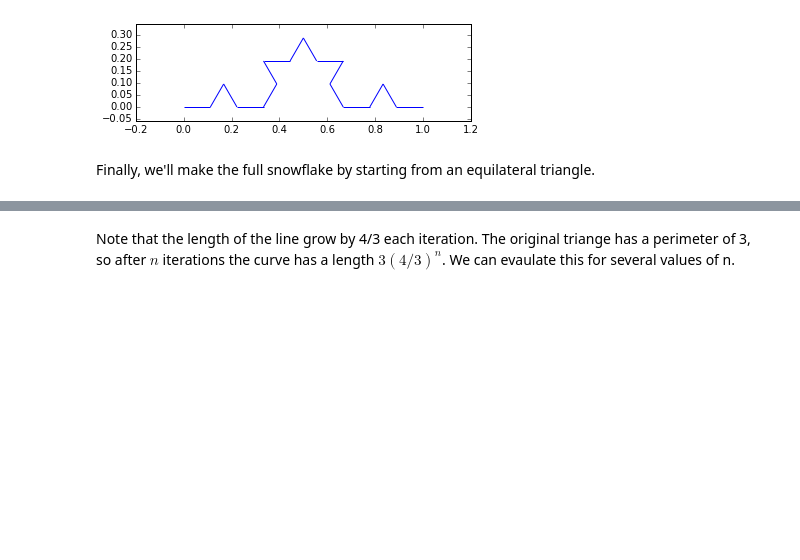
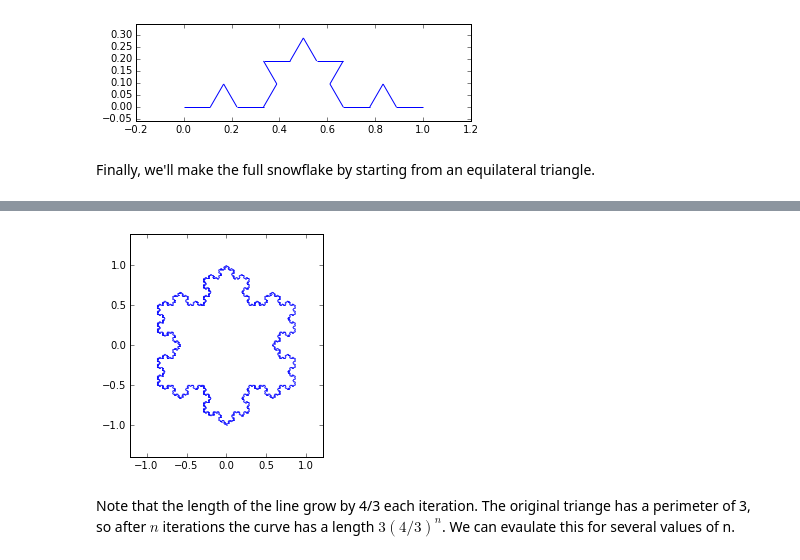
Before and after one commit to shumway/srt_bootcamp, a Jupyter notebook: KochSnowflake.ipynb, the cells around one changed output, grey strips where cells are left out. Cells and saved outputs as stored; diff of their text form; code cells hidden in the pictures; blank space fills up the shorter version.

```diff
--- a/KochSnowflake.ipynb
+++ b/KochSnowflake.ipynb
@@ -130,3 +133,7 @@ plot_segments(segments)
+# %%
+snowflake(6)
+# %% [output]
+[figure, added]
 # %% [markdown]
 Note that the length of the line grow by 4/3 each iteration.
 The original triange has a perimeter of 3, so after $n$ iterations the curve has a length $3(4/3)^n$.
```
Also changed, not shown: parts of 13 cells of this notebook, 1 other file.
